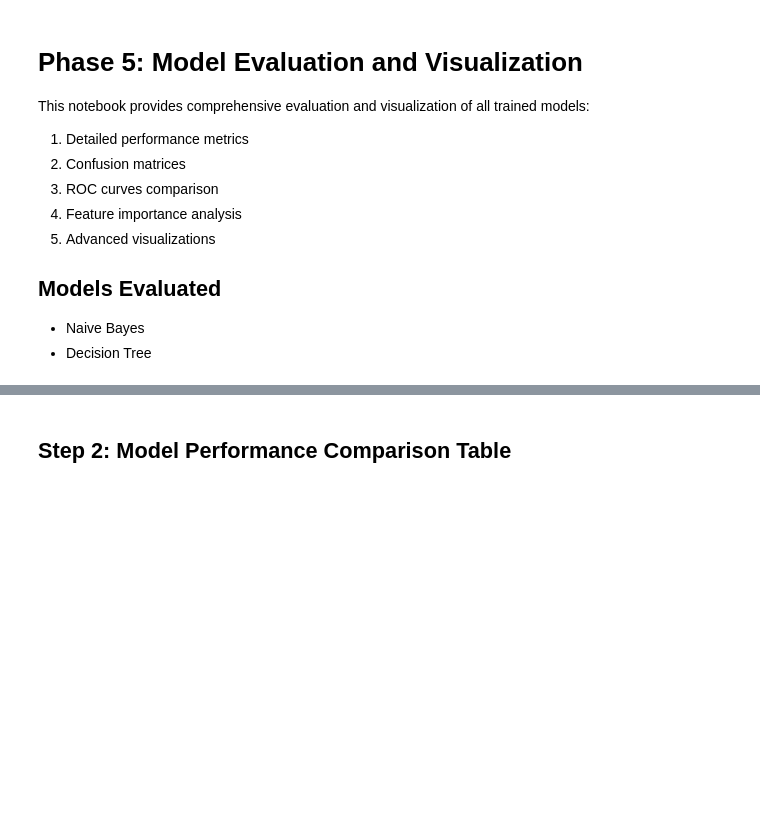
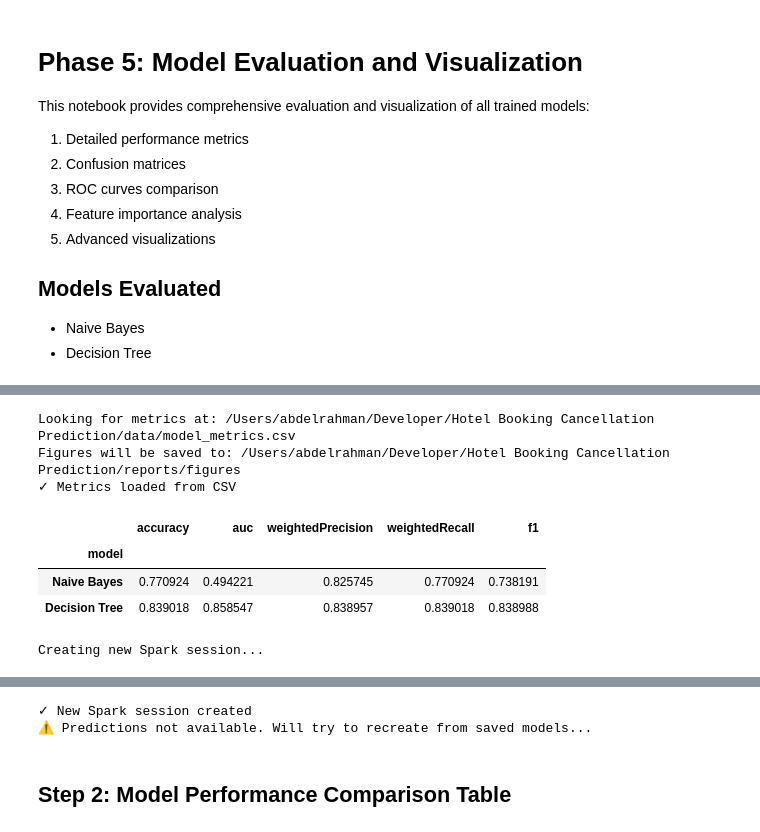
Before and after one commit to abdelrahman-abdelmoaty/hotel-booking-cancellation-prediction, a Jupyter notebook: notebooks/05_evaluation_visualization.ipynb, the cells around one changed output, grey strips where cells are left out. Cells and saved outputs as stored; diff of their text form; code cells hidden in the pictures; blank space fills up the shorter version.

```diff
--- a/notebooks/05_evaluation_visualization.ipynb
+++ b/notebooks/05_evaluation_visualization.ipynb
@@ -41,10 +40,0 @@ print("✓ Libraries imported")
-# %%
-# Load metrics if available
-try:
-    metrics_df = pd.read_csv('/content/model_metrics.csv', index_col=0)
-    print("✓ Metrics loaded from CSV")
-    display(metrics_df)
-except:
-    print("⚠ Metrics CSV not found. Make sure to run previous notebook first.")
-    print("Creating sample metrics structure...")
-    metrics_df = None
@@ -50,0 +45,68 @@ except:
+# %%
+# Load metrics and setup paths
+import os
+
+# Setup paths
+reports_dir = os.path.join("..", "reports", "figures")
+reports_dir = os.path.abspath(reports_dir)
+os.makedirs(reports_dir, exist_ok=True)
+
+metrics_path = os.path.join("..", "data", "model_metrics.csv")
+metrics_path = os.path.abspath(metrics_path)
+
+print(f"Looking for metrics at: {metrics_path}")
+print(f"Figures will be saved to: {reports_dir}")
+
+try:
+    if os.path.exists(metrics_path):
+        metrics_df = pd.read_csv(metrics_path, index_col=0)
+        print("✓ Metrics loaded from CSV")
+        display(metrics_df)
+    else:
+        raise FileNotFoundError(f"Metrics file not found at: {metrics_path}")
+except FileNotFoundError:
+    print("⚠ Metrics CSV not found. Make sure to run previous notebook first.")
+    print("Creating sample metrics structure...")
+    metrics_df = None
+except Exception as e:
+    print(f"⚠ Error loading metrics: {e}")
+    metrics_df = None
+
+# Try to load or recreate Spark session and predictions
+try:
+    # Check if Spark session exists
+    spark
+    print("✓ Using existing Spark session")
+except NameError:
+    print("Creating new Spark session...")
+    spark = SparkSession.builder \
+        .appName("HotelBookingEvaluation") \
+        .config("spark.sql.adaptive.enabled", "true") \
+        .config("spark.driver.memory", "4g") \
+        .getOrCreate()
+    spark.sparkContext.setLogLevel("WARN")
+    print("✓ New Spark session created")
+
+# Try to load predictions if they don't exist
+try:
+    nb_predictions
+    dt_predictions
+    nb_model
+    dt_model
+    print("✓ Predictions and models available from previous notebook")
+except NameError:
+    print("⚠ Predictions not available. Will try to recreate from saved models...")
+    # We'll handle this in the visualization cells
+    nb_predictions = None
+    dt_predictions = None
+    nb_model = None
+    dt_model = None
+# %% [output]
+Looking for metrics at: /Users/abdelrahman/Developer/Hotel Booking Cancellation Prediction/data/model_metrics.csv
+Figures will be saved to: /Users/abdelrahman/Developer/Hotel Booking Cancellation Prediction/reports/figures
+✓ Metrics loaded from CSV
+|  | accuracy | auc | weightedPrecision | weightedRecall | f1 |
+| model |  |  |  |  |  |
+| Naive Bayes | 0.770924 | 0.494221 | 0.825745 | 0.770924 | 0.738191 |
+| Decision Tree | 0.839018 | 0.858547 | 0.838957 | 0.839018 | 0.838988 |
+Creating new Spark session...
@@ -51,3 +123,5 @@ except:
+✓ New Spark session created
+⚠ Predictions not available. Will try to recreate from saved models...
 # %% [markdown]
 ## Step 2: Model Performance Comparison Table
 # %%
```
Also changed, not shown: parts of 14 cells of this notebook, 9 other files.
